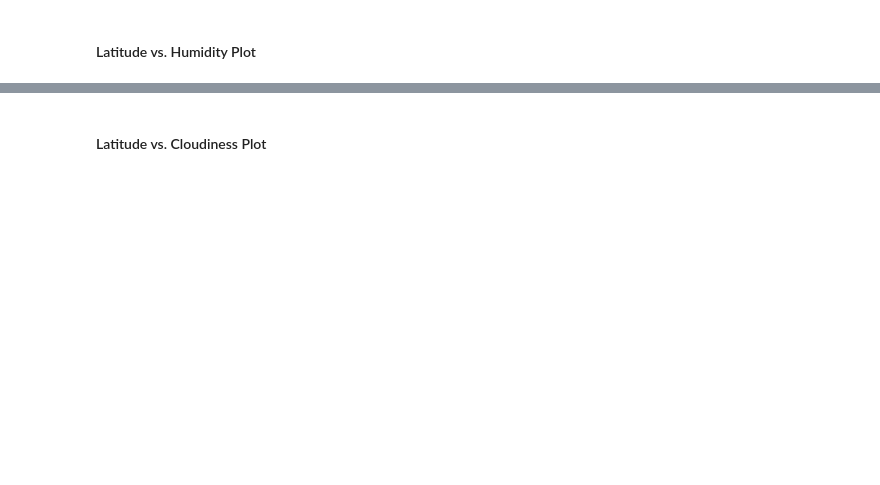
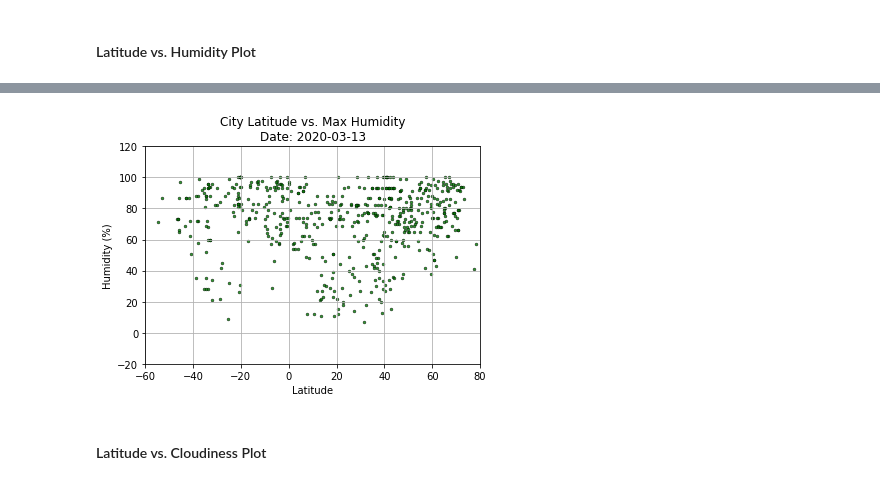
Before and after one commit to HenryNguyenLe/Python_API_Challenge, a Jupyter notebook: WeatherPy.ipynb, the cells around one changed output, grey strips where cells are left out. Drawn from its saved outputs; the diff is of its cells as text; code cells hidden in the pictures; blank space fills up the shorter version.

```diff
--- a/WeatherPy.ipynb
+++ b/WeatherPy.ipynb
@@ -185,2 +227,25 @@ dtype: int64
+# %%
+# Define data to plot
+x_axis_lat_humd = main_df['Latitude']
+y_axis_lat_humd = main_df['Humidity']
+
+# chart parameters
+plt.xlabel("Latitude")
+plt.ylabel("Humidity (%)")
+plt.xlim(round_dn(x_axis_lat_humd.min()),\
+         round_up(x_axis_lat_humd.max()))
+plt.ylim(round_dn(y_axis_lat_humd.min()) - 20,\
+         round_up(y_axis_lat_humd.max()) + 20)
+plt.title(f"City Latitude vs. Max Humidity\nDate: {today}")
+plt.grid(linestyle = "-", linewidth = 0.8)
+plt.scatter(x_axis_lat_humd, y_axis_lat_humd, linewidths=0.5, \
+            marker ='o', facecolors='g', edgecolors='k', alpha= 0.8, s = 8)
+
+# plot and save image file "*.png"
+file_name = "Images/" + y_axis_lat_humd.name
+plt.savefig(file_name)
+plt.show()
+# %% [output]
+[figure, added]
 # %% [markdown]
 #### Latitude vs. Cloudiness Plot
```
Also changed, not shown: parts of 36 cells of this notebook, 13 other files.
